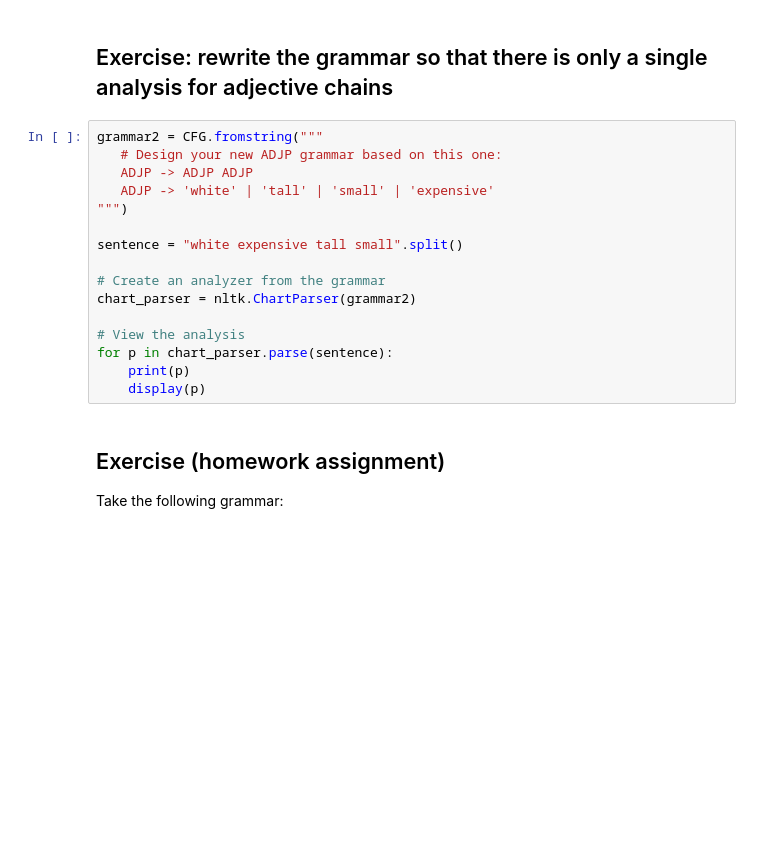
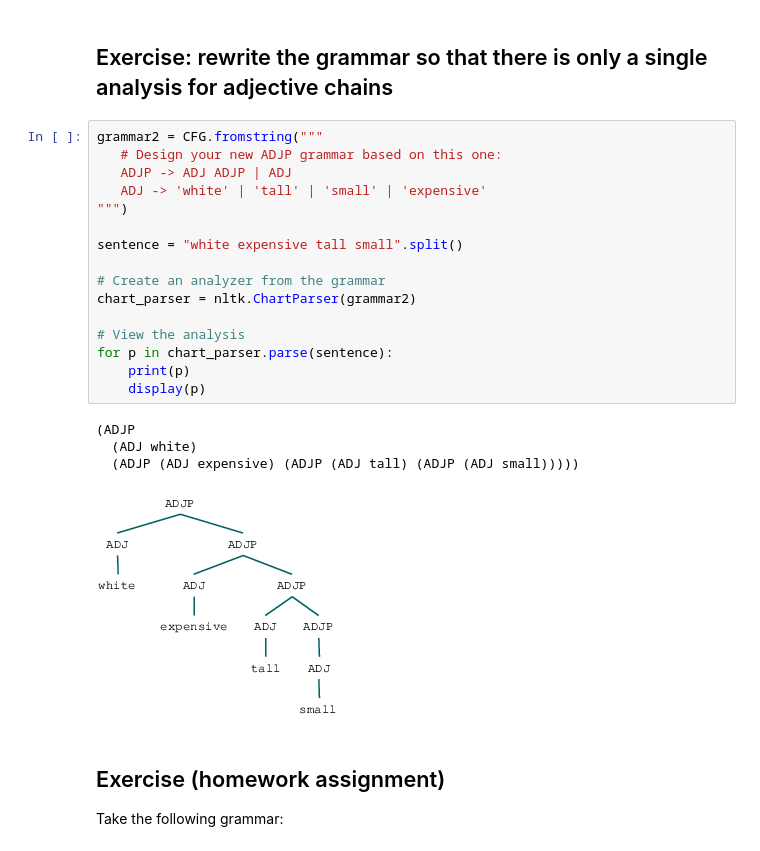
Before and after one commit to juletx/computational-syntax, a Jupyter notebook: 4. Context-Free Grammar/CFG.ipynb, the cells around one changed output. Saved outputs shown, nothing was run; the diff lists cells and outputs as text; blank space fills up the shorter version.

```diff
--- a/4. Context-Free Grammar/CFG.ipynb
+++ b/4. Context-Free Grammar/CFG.ipynb
@@ -107,19 +168,24 @@ for p in chart_parser.parse(sentence):
 # %%
 grammar2 = CFG.fromstring("""
    # Design your new ADJP grammar based on this one:
-   ADJP -> ADJP ADJP
-   ADJP -> 'white' | 'tall' | 'small' | 'expensive'
+   ADJP -> ADJ ADJP | ADJ
+   ADJ -> 'white' | 'tall' | 'small' | 'expensive'
 """)
 
 sentence = "white expensive tall small".split()
 
 # Create an analyzer from the grammar
 chart_parser = nltk.ChartParser(grammar2)
 
 # View the analysis
 for p in chart_parser.parse(sentence):
     print(p)
     display(p)
+# %% [output]
+(ADJP
+  (ADJ white)
+  (ADJP (ADJ expensive) (ADJP (ADJ tall) (ADJP (ADJ small)))))
+[figure, added]
 # %% [markdown]
 ## Exercise (homework assignment)
 
```
Also changed, not shown: parts of 10 cells of this notebook.
